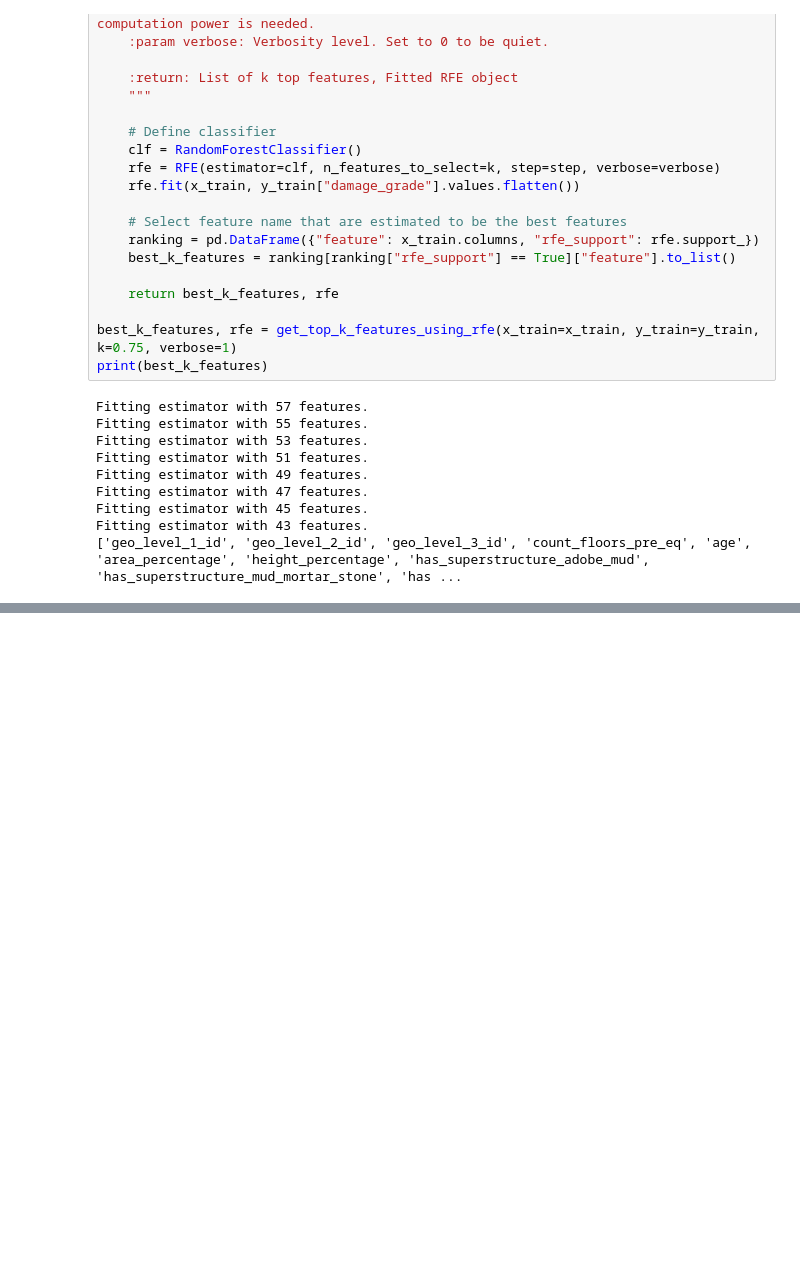
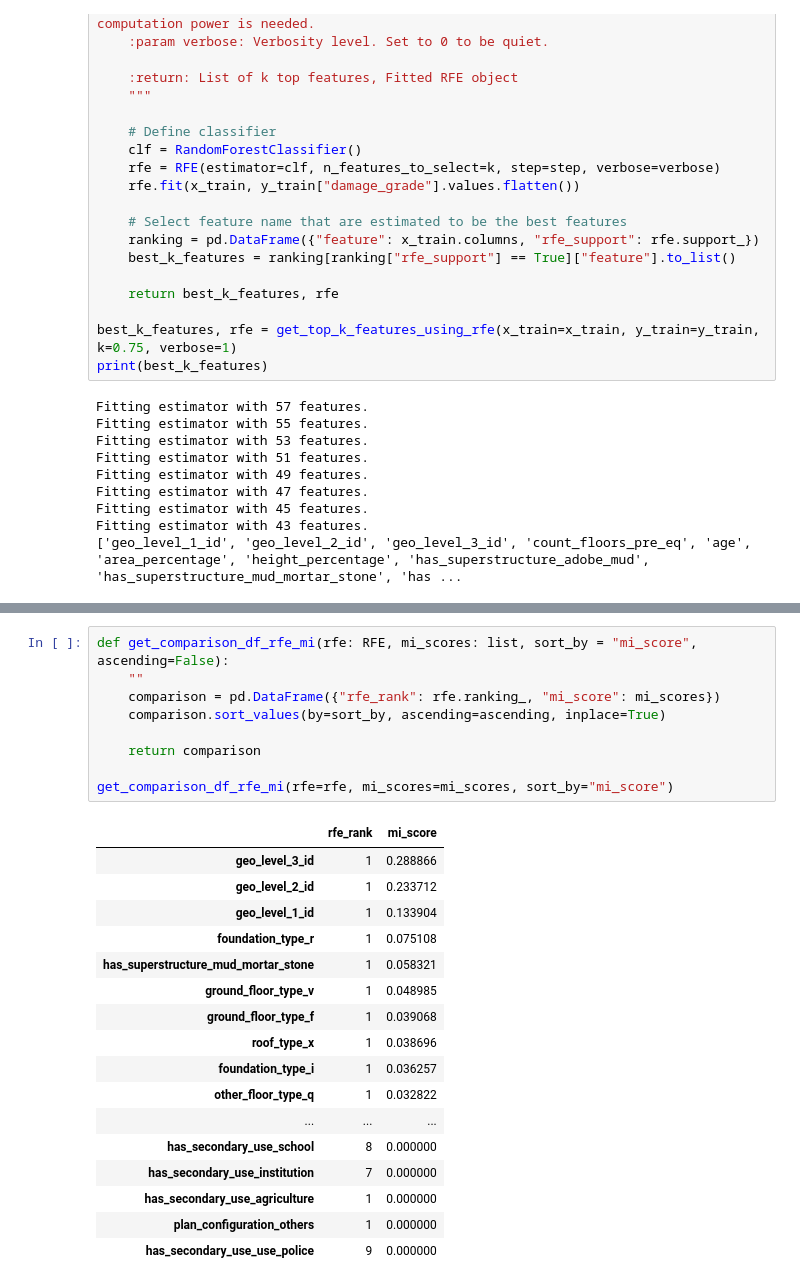
Before and after one commit to nina-prog/richters-predictor-modeling-earthquake-damage, a Jupyter notebook: notebooks/week02/week02-cat-grouping-and-feature-selection.ipynb, the cells around one changed output, grey strips where cells are left out. Saved outputs shown, nothing was run; the diff lists cells and outputs as text; blank space fills up the shorter version.

```diff
--- a/notebooks/week02/week02-cat-grouping-and-feature-selection.ipynb
+++ b/notebooks/week02/week02-cat-grouping-and-feature-selection.ipynb
@@ -239,0 +268,27 @@ plot_rfe_ranking(rfe)
+# %%
+def get_comparison_df_rfe_mi(rfe: RFE, mi_scores: list, sort_by = "mi_score", ascending=False):
+    ""
+    comparison = pd.DataFrame({"rfe_rank": rfe.ranking_, "mi_score": mi_scores})
+    comparison.sort_values(by=sort_by, ascending=ascending, inplace=True)
+
+    return comparison
+
+get_comparison_df_rfe_mi(rfe=rfe, mi_scores=mi_scores, sort_by="mi_score")
+# %% [output]
+|  | rfe_rank | mi_score |
+| geo_level_3_id | 1 | 0.288866 |
+| geo_level_2_id | 1 | 0.233712 |
+| geo_level_1_id | 1 | 0.133904 |
+| foundation_type_r | 1 | 0.075108 |
+| has_superstructure_mud_mortar_stone | 1 | 0.058321 |
+| ground_floor_type_v | 1 | 0.048985 |
+| ground_floor_type_f | 1 | 0.039068 |
+| roof_type_x | 1 | 0.038696 |
+| foundation_type_i | 1 | 0.036257 |
+| other_floor_type_q | 1 | 0.032822 |
+| ... | ... | ... |
+| has_secondary_use_school | 8 | 0.000000 |
+| has_secondary_use_institution | 7 | 0.000000 |
+| has_secondary_use_agriculture | 1 | 0.000000 |
+| plan_configuration_others | 1 | 0.000000 |
+| has_secondary_use_use_police | 9 | 0.000000 |
```
Also changed, not shown: parts of 6 cells of this notebook.
